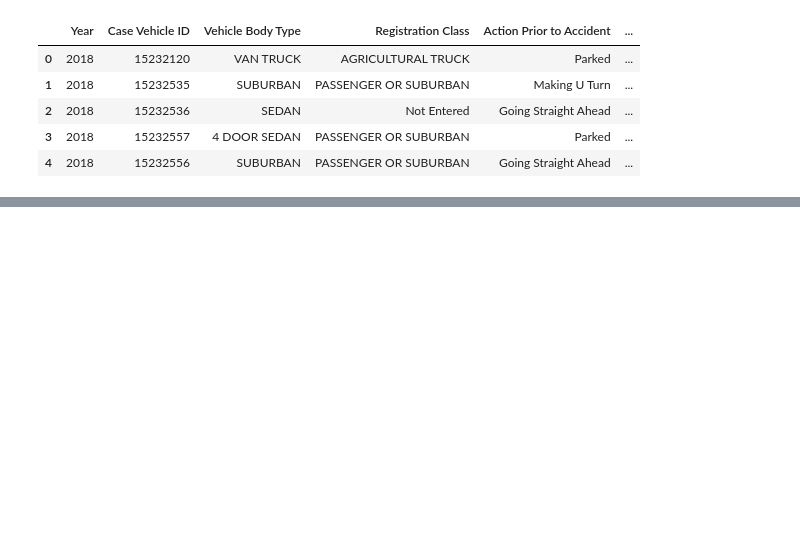
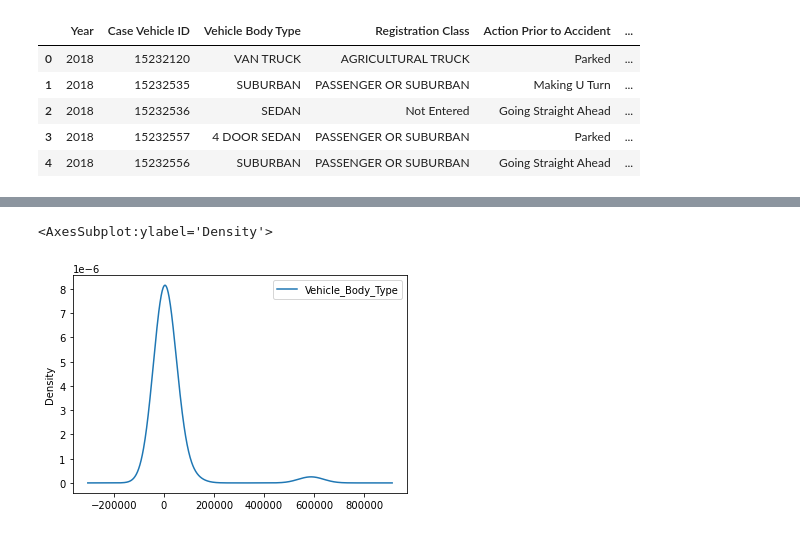
Before and after one commit to padilladaniela/Automotive_Final_Challenge, a Jupyter notebook: final_challenge2.ipynb, the cells around one changed output, grey strips where cells are left out. Drawn from its saved outputs; the diff is of its cells as text; code cells hidden in the pictures; blank space fills up the shorter version.

```diff
--- a/final_challenge2.ipynb
+++ b/final_challenge2.ipynb
@@ -16,6 +16,12 @@ motor_df.head()
 | 2 | 2018 | 15232536 | SEDAN | Not Entered | Going Straight Ahead | ... |
 | 3 | 2018 | 15232557 | 4 DOOR SEDAN | PASSENGER OR SUBURBAN | Parked | ... |
 | 4 | 2018 | 15232556 | SUBURBAN | PASSENGER OR SUBURBAN | Going Straight Ahead | ... |
+# %%
+# Drop the non-beneficial ID columns, 'EIN' and 'NAME'.
+#  YOUR CODE GOES HERE
+motor_df = motor_df.drop(['Case Vehicle ID', 'Partial VIN'], axis=1)
+# %%
+motor_df = motor_df.dropna()
 # %%
 # Determine the number of unique values in each column.
 #  YOUR CODE GOES HERE
@@ -43 +47,17 @@ Partial VIN                          1241973
 dtype: int64
+# %%
+# Remanme Columns in the dataframe
+motor_df.rename(columns={'Vehicle Body Type': 'Vehicle_Body_Type', 'Registration Class': 'Registration_Class',
+                         'Action Prior to Accident' : 'Action_Prior_to_Accident',
+                         'Type / Axles of Truck or Bus':'Truck_or_Bus',
+                         'Direction of Travel' : 'Direction_of_Travel', 'Fuel Type': 'Fuel_Type',
+                         'Vehicle Year': 'Vehicle_Year', 'State of Registration': 'State_of_Registration',
+                         'Number of Occupants':'Number_of_Occupants', 'Engine Cylinders': 'Engine_Cylinders',
+                         'Vehicle Make': 'Vehicle_Make', 'Contributing Factor 1 ': 'Contributing_Factor_1',
+                         'Contributing Factor 1 Description': 'Contributing_Factor_1_Description',
+                         'Contributing Factor 2': 'Contributing_Factor_2', 'Event Type': 'Event_Type'}, inplace=True)
+# %%
+# Look at Vehoicle_Make value counts for binning
+#  YOUR CODE GOES HERE
+motor_count = motor_df['Vehicle_Make'].value_counts()
+motor_count.head(30)
@@ -43,0 +82,7 @@ dtype: int64
+# %%
+# Visualize the value counts of APPLICATION_TYPE
+#  YOUR CODE GOES HERE
+motor_count.plot.density()
+# %% [output]
+<AxesSubplot:ylabel='Density'>
+[figure, added]
```
Also changed, not shown: parts of 9 cells of this notebook.
